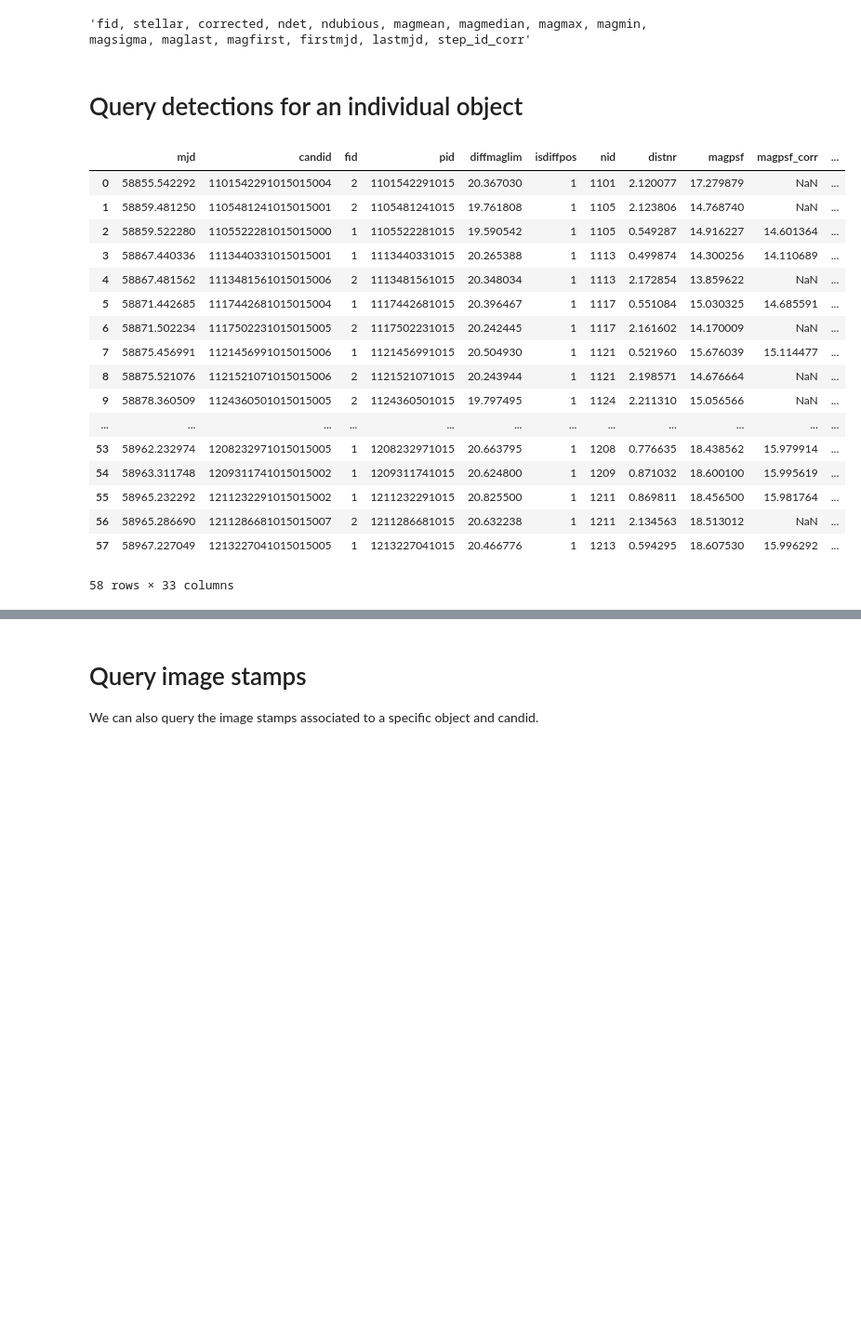
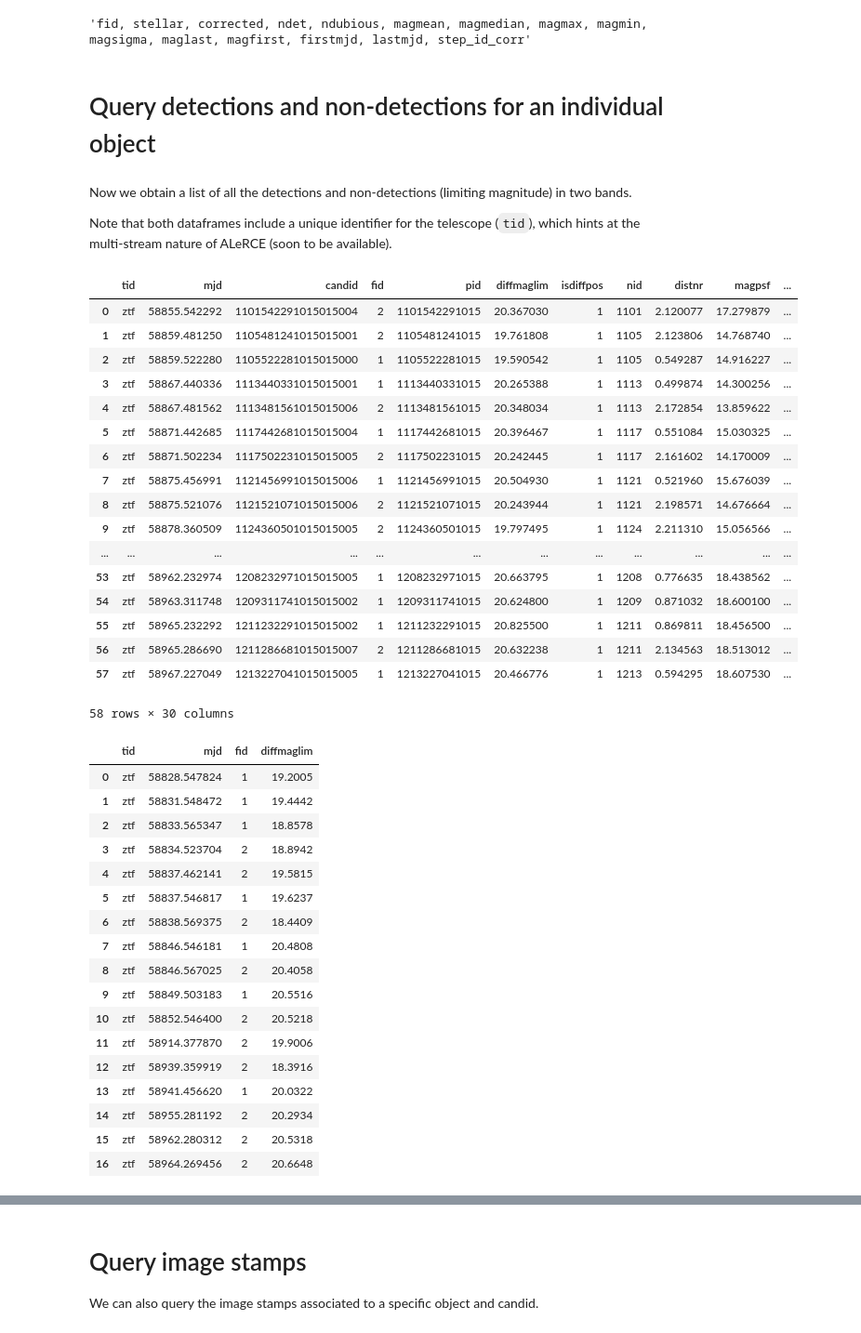
Before and after one commit to alercebroker/usecases, a Jupyter notebook: notebooks/ALeRCE_Client_starter.ipynb, the cells around one changed output, grey strips where cells are left out. Shown at 93% size. Cells and saved outputs as stored; diff of their text form; code cells hidden in the pictures; blank space fills up the shorter version.

```diff
--- a/notebooks/ALeRCE_Client_starter.ipynb
+++ b/notebooks/ALeRCE_Client_starter.ipynb
@@ -74,30 +77,55 @@ You can see that the results are different statistics in two rows, one per band.
 # %% [output]
 'fid, stellar, corrected, ndet, ndubious, magmean, magmedian, magmax, magmin, magsigma, maglast, magfirst, firstmjd, lastmjd, step_id_corr'
 # %% [markdown]
-# Query detections for an individual object
+# Query detections and non-detections for an individual object
+# %% [markdown]
+Now we obtain a list of all the detections and non-detections (limiting magnitude) in two bands.
+
+Note that both dataframes include a unique identifier for the telescope (`tid`), which hints at the multi-stream nature of ALeRCE (soon to be available).
 # %%
-query_results = client.query_detections(
+detections = client.query_detections(
         oid=oid,
         format='pandas')
-detections = query_results # save for later
-query_results
+nondetections = client.query_non_detections(
+        oid=oid,
+        format='pandas')
+display(detections)
+display(nondetections)
 # %% [output]
-|  | mjd | candid | fid | pid | diffmaglim | isdiffpos | nid | distnr | magpsf | magpsf_corr | ... |
-| 0 | 58855.542292 | 1101542291015015004 | 2 | 1101542291015 | 20.367030 | 1 | 1101 | 2.120077 | 17.279879 | NaN | ... |
-| 1 | 58859.481250 | 1105481241015015001 | 2 | 1105481241015 | 19.761808 | 1 | 1105 | 2.123806 | 14.768740 | NaN | ... |
-| 2 | 58859.522280 | 1105522281015015000 | 1 | 1105522281015 | 19.590542 | 1 | 1105 | 0.549287 | 14.916227 | 14.601364 | ... |
-| 3 | 58867.440336 | 1113440331015015001 | 1 | 1113440331015 | 20.265388 | 1 | 1113 | 0.499874 | 14.300256 | 14.110689 | ... |
-| 4 | 58867.481562 | 1113481561015015006 | 2 | 1113481561015 | 20.348034 | 1 | 1113 | 2.172854 | 13.859622 | NaN | ... |
-| 5 | 58871.442685 | 1117442681015015004 | 1 | 1117442681015 | 20.396467 | 1 | 1117 | 0.551084 | 15.030325 | 14.685591 | ... |
-| 6 | 58871.502234 | 1117502231015015005 | 2 | 1117502231015 | 20.242445 | 1 | 1117 | 2.161602 | 14.170009 | NaN | ... |
-| 7 | 58875.456991 | 1121456991015015006 | 1 | 1121456991015 | 20.504930 | 1 | 1121 | 0.521960 | 15.676039 | 15.114477 | ... |
-| 8 | 58875.521076 | 1121521071015015006 | 2 | 1121521071015 | 20.243944 | 1 | 1121 | 2.198571 | 14.676664 | NaN | ... |
-| 9 | 58878.360509 | 1124360501015015005 | 2 | 1124360501015 | 19.797495 | 1 | 1124 | 2.211310 | 15.056566 | NaN | ... |
+|  | tid | mjd | candid | fid | pid | diffmaglim | isdiffpos | nid | distnr | magpsf | ... |
+| 0 | ztf | 58855.542292 | 1101542291015015004 | 2 | 1101542291015 | 20.367030 | 1 | 1101 | 2.120077 | 17.279879 | ... |
+| 1 | ztf | 58859.481250 | 1105481241015015001 | 2 | 1105481241015 | 19.761808 | 1 | 1105 | 2.123806 | 14.768740 | ... |
+| 2 | ztf | 58859.522280 | 1105522281015015000 | 1 | 1105522281015 | 19.590542 | 1 | 1105 | 0.549287 | 14.916227 | ... |
+| 3 | ztf | 58867.440336 | 1113440331015015001 | 1 | 1113440331015 | 20.265388 | 1 | 1113 | 0.499874 | 14.300256 | ... |
+| 4 | ztf | 58867.481562 | 1113481561015015006 | 2 | 1113481561015 | 20.348034 | 1 | 1113 | 2.172854 | 13.859622 | ... |
+| 5 | ztf | 58871.442685 | 1117442681015015004 | 1 | 1117442681015 | 20.396467 | 1 | 1117 | 0.551084 | 15.030325 | ... |
+| 6 | ztf | 58871.502234 | 1117502231015015005 | 2 | 1117502231015 | 20.242445 | 1 | 1117 | 2.161602 | 14.170009 | ... |
+| 7 | ztf | 58875.456991 | 1121456991015015006 | 1 | 1121456991015 | 20.504930 | 1 | 1121 | 0.521960 | 15.676039 | ... |
+| 8 | ztf | 58875.521076 | 1121521071015015006 | 2 | 1121521071015 | 20.243944 | 1 | 1121 | 2.198571 | 14.676664 | ... |
+| 9 | ztf | 58878.360509 | 1124360501015015005 | 2 | 1124360501015 | 19.797495 | 1 | 1124 | 2.211310 | 15.056566 | ... |
 | ... | ... | ... | ... | ... | ... | ... | ... | ... | ... | ... | ... |
-| 53 | 58962.232974 | 1208232971015015005 | 1 | 1208232971015 | 20.663795 | 1 | 1208 | 0.776635 | 18.438562 | 15.979914 | ... |
-| 54 | 58963.311748 | 1209311741015015002 | 1 | 1209311741015 | 20.624800 | 1 | 1209 | 0.871032 | 18.600100 | 15.995619 | ... |
-| 55 | 58965.232292 | 1211232291015015002 | 1 | 1211232291015 | 20.825500 | 1 | 1211 | 0.869811 | 18.456500 | 15.981764 | ... |
-| 56 | 58965.286690 | 1211286681015015007 | 2 | 1211286681015 | 20.632238 | 1 | 1211 | 2.134563 | 18.513012 | NaN | ... |
-| 57 | 58967.227049 | 1213227041015015005 | 1 | 1213227041015 | 20.466776 | 1 | 1213 | 0.594295 | 18.607530 | 15.996292 | ... |
+| 53 | ztf | 58962.232974 | 1208232971015015005 | 1 | 1208232971015 | 20.663795 | 1 | 1208 | 0.776635 | 18.438562 | ... |
+| 54 | ztf | 58963.311748 | 1209311741015015002 | 1 | 1209311741015 | 20.624800 | 1 | 1209 | 0.871032 | 18.600100 | ... |
+| 55 | ztf | 58965.232292 | 1211232291015015002 | 1 | 1211232291015 | 20.825500 | 1 | 1211 | 0.869811 | 18.456500 | ... |
+| 56 | ztf | 58965.286690 | 1211286681015015007 | 2 | 1211286681015 | 20.632238 | 1 | 1211 | 2.134563 | 18.513012 | ... |
+| 57 | ztf | 58967.227049 | 1213227041015015005 | 1 | 1213227041015 | 20.466776 | 1 | 1213 | 0.594295 | 18.607530 | ... |
-58 rows × 33 columns
+58 rows × 30 columns
+|  | tid | mjd | fid | diffmaglim |
+| 0 | ztf | 58828.547824 | 1 | 19.2005 |
+| 1 | ztf | 58831.548472 | 1 | 19.4442 |
+| 2 | ztf | 58833.565347 | 1 | 18.8578 |
+| 3 | ztf | 58834.523704 | 2 | 18.8942 |
+| 4 | ztf | 58837.462141 | 2 | 19.5815 |
+| 5 | ztf | 58837.546817 | 1 | 19.6237 |
+| 6 | ztf | 58838.569375 | 2 | 18.4409 |
+| 7 | ztf | 58846.546181 | 1 | 20.4808 |
+| 8 | ztf | 58846.567025 | 2 | 20.4058 |
+| 9 | ztf | 58849.503183 | 1 | 20.5516 |
+| 10 | ztf | 58852.546400 | 2 | 20.5218 |
+| 11 | ztf | 58914.377870 | 2 | 19.9006 |
+| 12 | ztf | 58939.359919 | 2 | 18.3916 |
+| 13 | ztf | 58941.456620 | 1 | 20.0322 |
+| 14 | ztf | 58955.281192 | 2 | 20.2934 |
+| 15 | ztf | 58962.280312 | 2 | 20.5318 |
+| 16 | ztf | 58964.269456 | 2 | 20.6648 |
 # %% [markdown]
```
Also changed, not shown: parts of 36 cells of this notebook.
